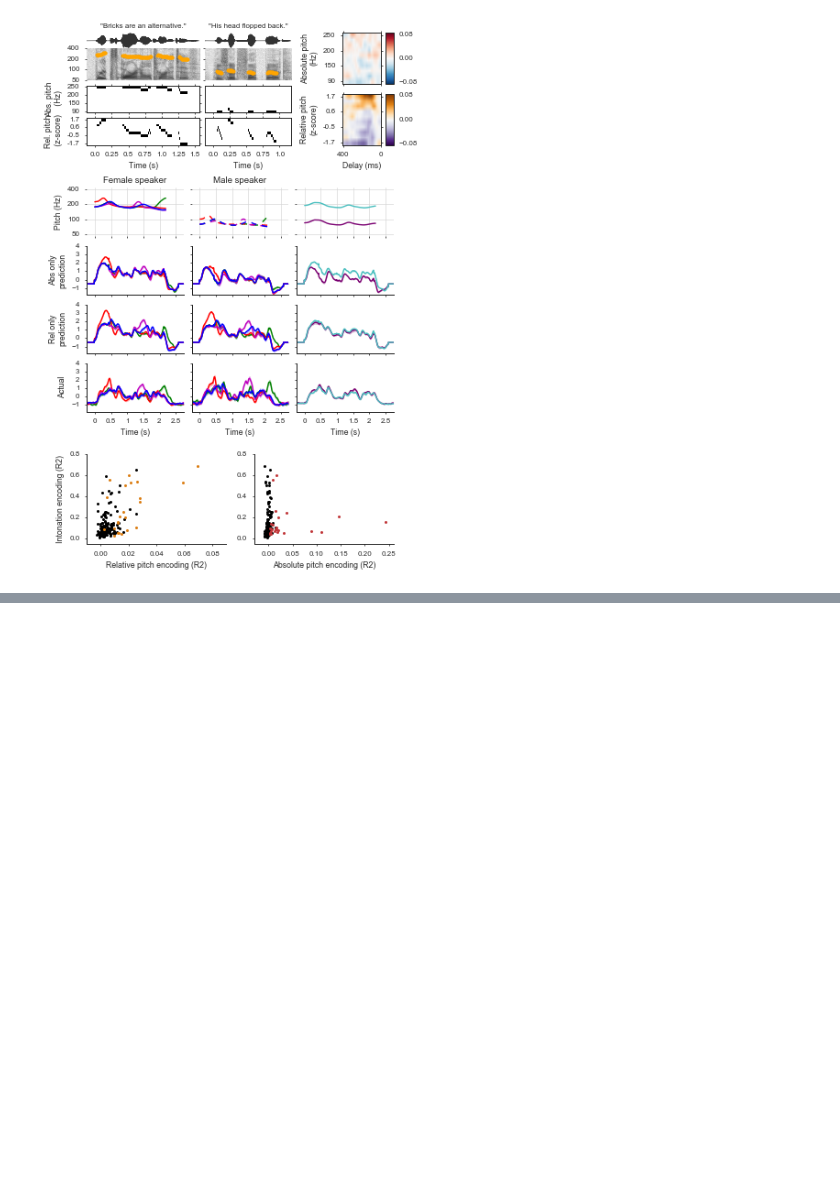
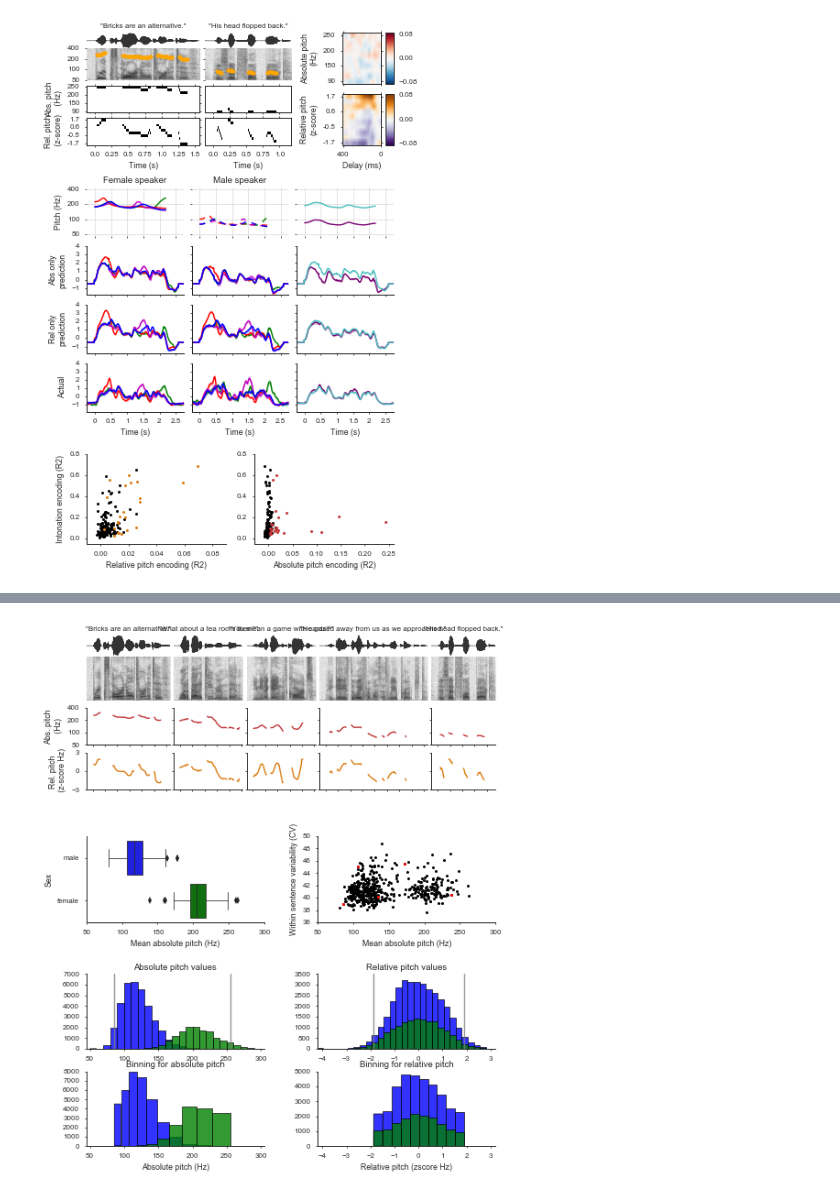
Before and after one commit to ChangLabUcsf/intonatang, a Jupyter notebook: Paper figures.ipynb, the cells around one changed output, grey strips where cells are left out. Cells and saved outputs as stored; diff of their text form; code cells hidden in the pictures; blank space fills up the shorter version.

```diff
--- a/Paper figures.ipynb
+++ b/Paper figures.ipynb
@@ -29,0 +41,4 @@ Corrrelation between intonation R2 and relative pitch R2: 0.57, (p=6.79e-17)
+# %%
+fig = figs.sfig3()
+# %% [output]
+[figure, added]
```
Also changed, not shown: parts of 4 cells of this notebook.
